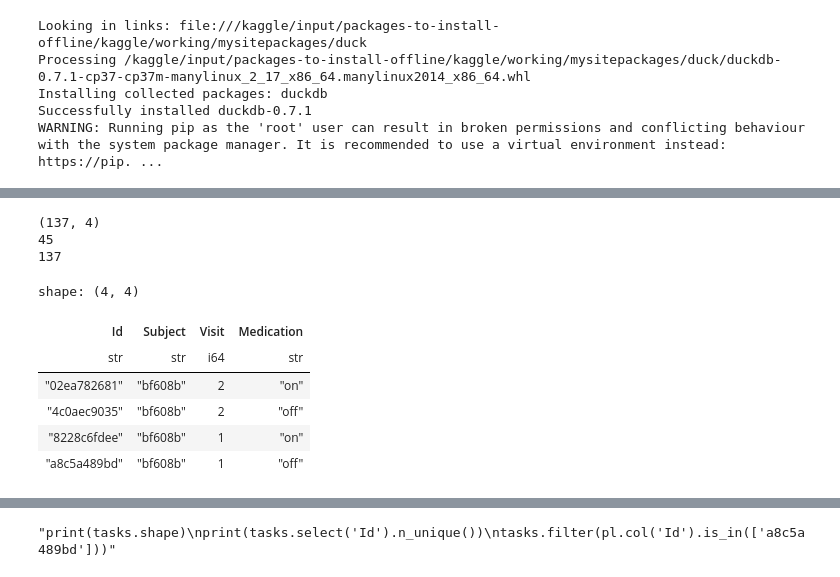
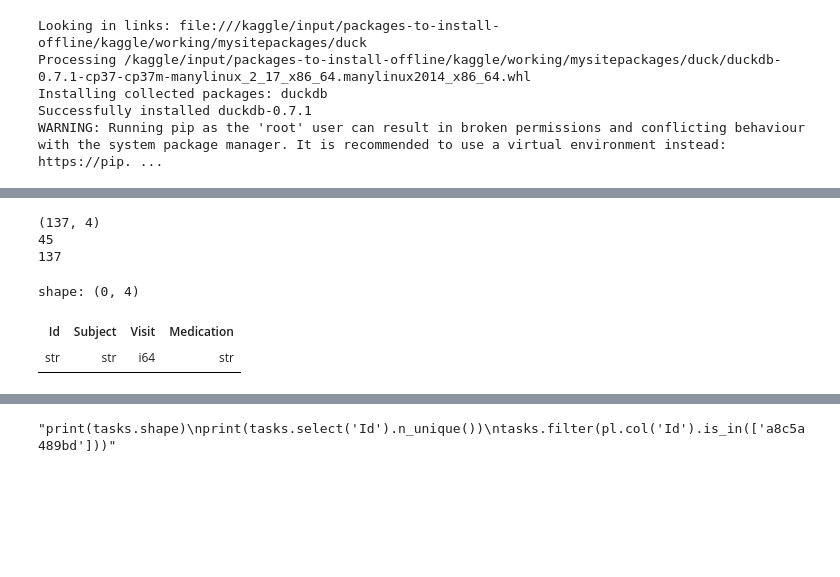
Before and after one commit to sumaniitm/parkinsons-freezing-gait-prediction, a Jupyter notebook: eda-on-data-using-polars.ipynb, the cells around one changed output, grey strips where cells are left out. Drawn from its saved outputs; the diff is of its cells as text; code cells hidden in the pictures; blank space fills up the shorter version.

```diff
--- a/eda-on-data-using-polars.ipynb
+++ b/eda-on-data-using-polars.ipynb
@@ -140,21 +116,16 @@ shape: (10, 10)
 # %%
 defog_metadata = pl.scan_csv("/kaggle/input/tlvmc-parkinsons-freezing-gait-prediction/defog_metadata.csv", try_parse_dates=True)\
 .collect()
 print(defog_metadata.shape)
 print(defog_metadata.select('Subject').n_unique())
 print(defog_metadata.select('Id').n_unique())
-defog_metadata.filter(pl.col('Subject')=='bf608b')
 # %% [output]
 (137, 4)
 45
 137
-shape: (4, 4)
+shape: (0, 4)
 | Id | Subject | Visit | Medication |
 | str | str | i64 | str |
-| "02ea782681" | "bf608b" | 2 | "on" |
-| "4c0aec9035" | "bf608b" | 2 | "off" |
-| "8228c6fdee" | "bf608b" | 1 | "on" |
-| "a8c5a489bd" | "bf608b" | 1 | "off" |
 # %%
 subjects = pl.scan_csv("/kaggle/input/tlvmc-parkinsons-freezing-gait-prediction/subjects.csv", try_parse_dates=True)\
 .collect()
```
Also changed, not shown: parts of 9 cells of this notebook.
